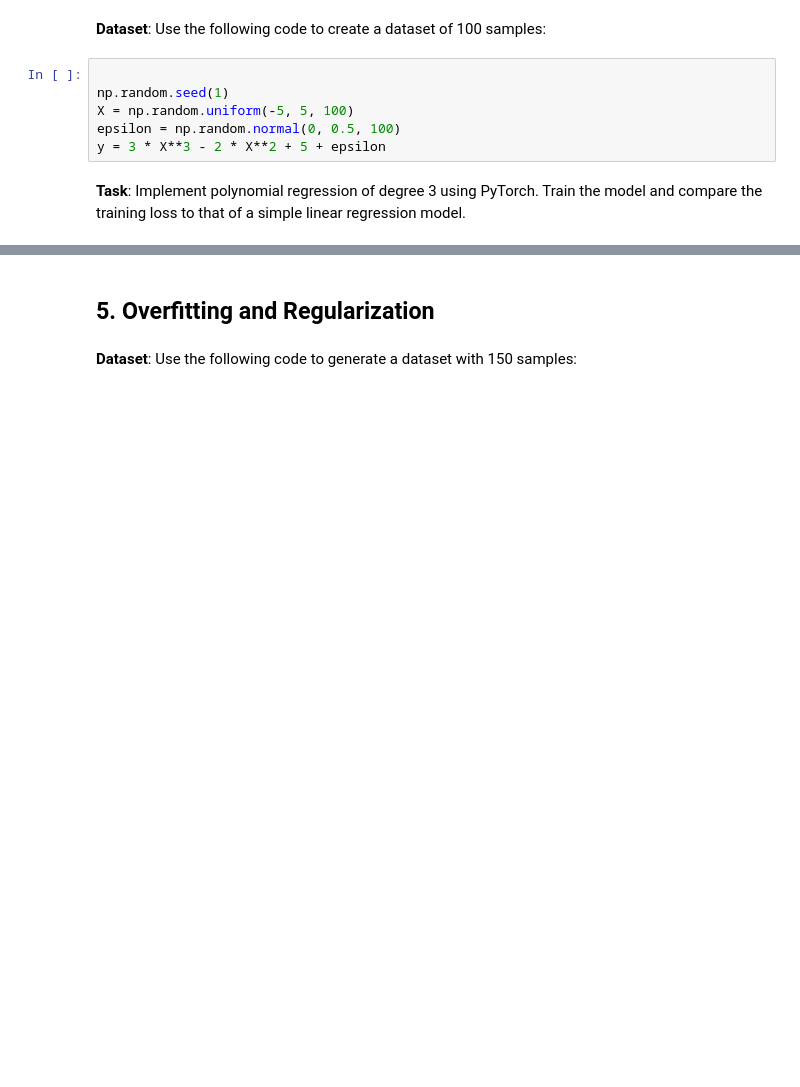
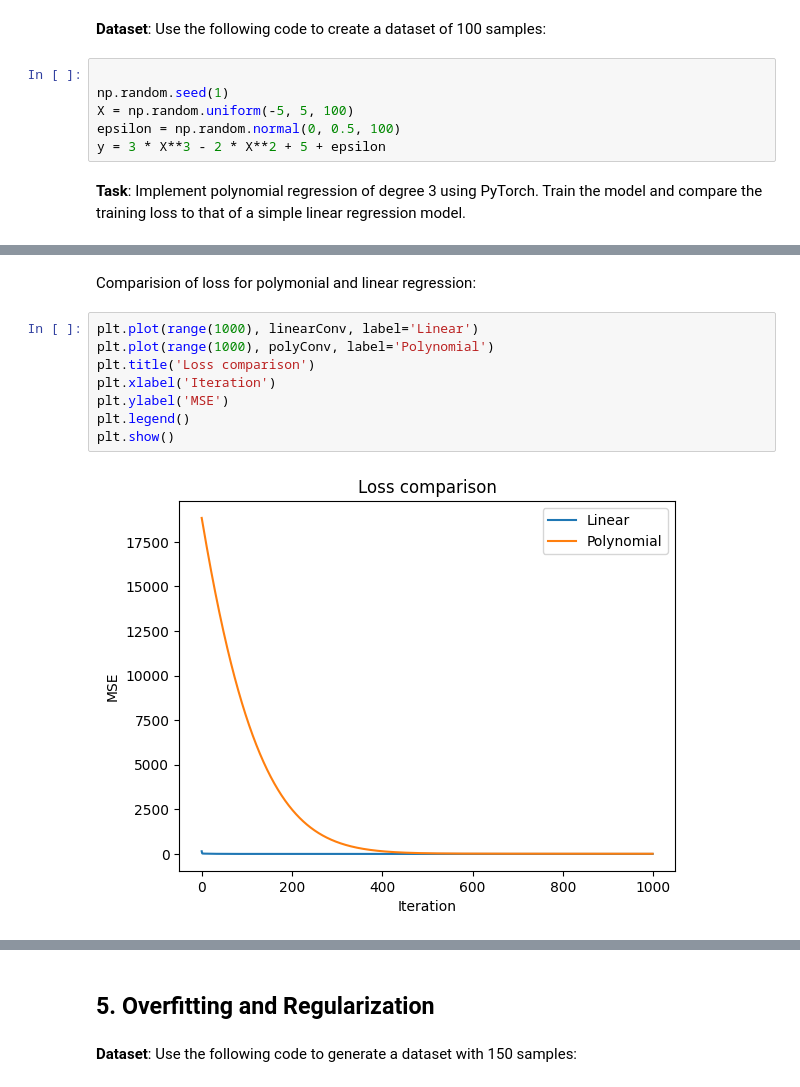
Before and after one commit to mckk12/University, a Jupyter notebook: ML/Homework2/homework_2.ipynb, the cells around one changed output, grey strips where cells are left out. Cells and saved outputs as stored; diff of their text form; blank space fills up the shorter version.

```diff
--- a/ML/Homework2/homework_2.ipynb
+++ b/ML/Homework2/homework_2.ipynb
@@ -237,0 +282,12 @@ polymonialReg(X, y, 0.01, 2)
+# %% [markdown]
+Comparision of loss for polymonial and linear regression:
+# %%
+plt.plot(range(1000), linearConv, label='Linear')
+plt.plot(range(1000), polyConv, label='Polynomial')
+plt.title('Loss comparison')
+plt.xlabel('Iteration')
+plt.ylabel('MSE')
+plt.legend()
+plt.show()
+# %% [output]
+[figure, added]
```
Also changed, not shown: parts of 11 cells of this notebook.
